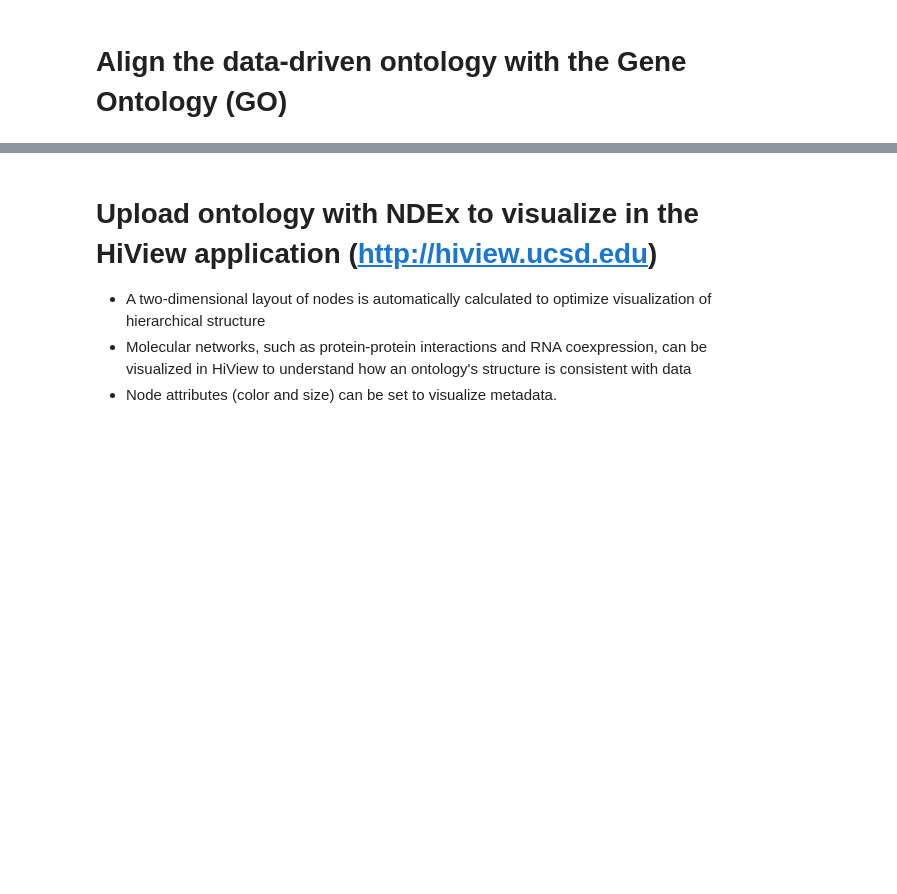
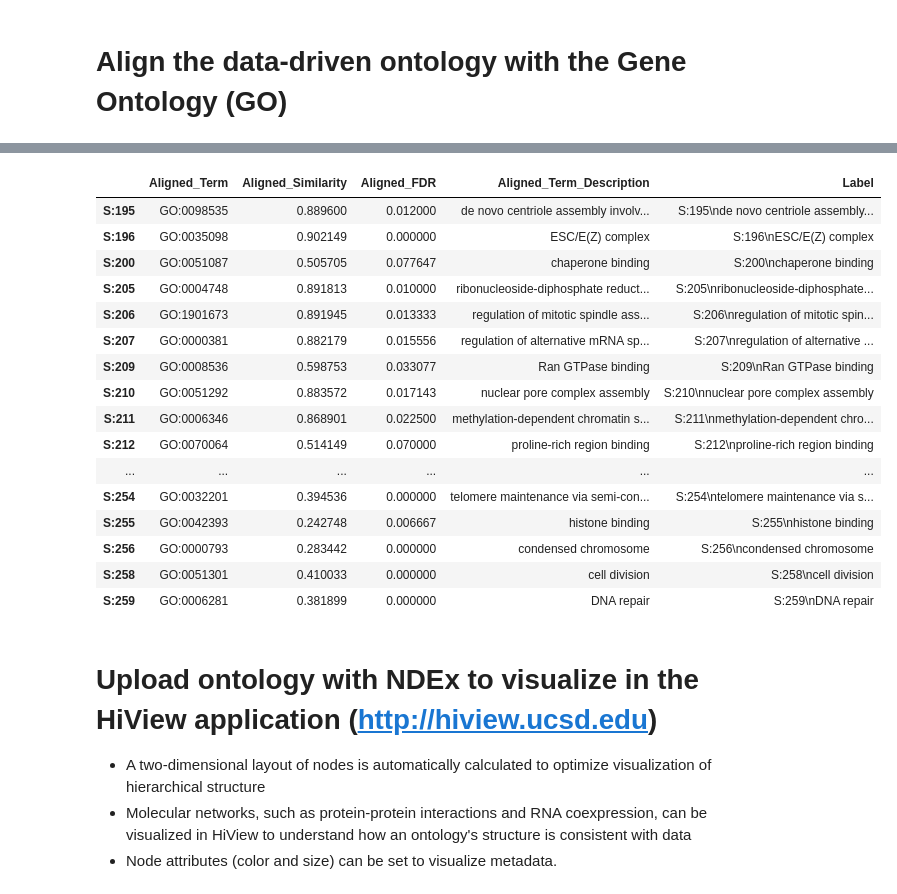
Before and after one commit to michaelkyu/ddot, a Jupyter notebook: examples/Data_driven_gene_ontologies_for_diseases.ipynb, the cells around one changed output, grey strips where cells are left out. Drawn from its saved outputs; the diff is of its cells as text; code cells hidden in the pictures; blank space fills up the shorter version.

```diff
--- a/examples/Data_driven_gene_ontologies_for_diseases.ipynb
+++ b/examples/Data_driven_gene_ontologies_for_diseases.ipynb
@@ -130,3 +149,24 @@ HTTPError: 404 Client Error:  for url: http://dev2.ndexbio.org//v2/network/3305f
+# %%
+# Note how node attributes have been updated to reflect the ontology alignment
+ont.node_attr
+# %% [output]
+|  | Aligned_Term | Aligned_Similarity | Aligned_FDR | Aligned_Term_Description | Label |
+| S:195 | GO:0098535 | 0.889600 | 0.012000 | de novo centriole assembly involv... | S:195\nde novo centriole assembly... |
+| S:196 | GO:0035098 | 0.902149 | 0.000000 | ESC/E(Z) complex | S:196\nESC/E(Z) complex |
+| S:200 | GO:0051087 | 0.505705 | 0.077647 | chaperone binding | S:200\nchaperone binding |
+| S:205 | GO:0004748 | 0.891813 | 0.010000 | ribonucleoside-diphosphate reduct... | S:205\nribonucleoside-diphosphate... |
+| S:206 | GO:1901673 | 0.891945 | 0.013333 | regulation of mitotic spindle ass... | S:206\nregulation of mitotic spin... |
+| S:207 | GO:0000381 | 0.882179 | 0.015556 | regulation of alternative mRNA sp... | S:207\nregulation of alternative ... |
+| S:209 | GO:0008536 | 0.598753 | 0.033077 | Ran GTPase binding | S:209\nRan GTPase binding |
+| S:210 | GO:0051292 | 0.883572 | 0.017143 | nuclear pore complex assembly | S:210\nnuclear pore complex assembly |
+| S:211 | GO:0006346 | 0.868901 | 0.022500 | methylation-dependent chromatin s... | S:211\nmethylation-dependent chro... |
+| S:212 | GO:0070064 | 0.514149 | 0.070000 | proline-rich region binding | S:212\nproline-rich region binding |
+| ... | ... | ... | ... | ... | ... |
+| S:254 | GO:0032201 | 0.394536 | 0.000000 | telomere maintenance via semi-con... | S:254\ntelomere maintenance via s... |
+| S:255 | GO:0042393 | 0.242748 | 0.006667 | histone binding | S:255\nhistone binding |
+| S:256 | GO:0000793 | 0.283442 | 0.000000 | condensed chromosome | S:256\ncondensed chromosome |
+| S:258 | GO:0051301 | 0.410033 | 0.000000 | cell division | S:258\ncell division |
+| S:259 | GO:0006281 | 0.381899 | 0.000000 | DNA repair | S:259\nDNA repair |
 # %% [markdown]
 # Upload ontology with NDEx to visualize in the HiView application (http://hiview.ucsd.edu)
 * A two-dimensional layout of nodes is automatically calculated to optimize visualization of hierarchical structure
```
Also changed, not shown: parts of 5 cells of this notebook, 3 other files.
